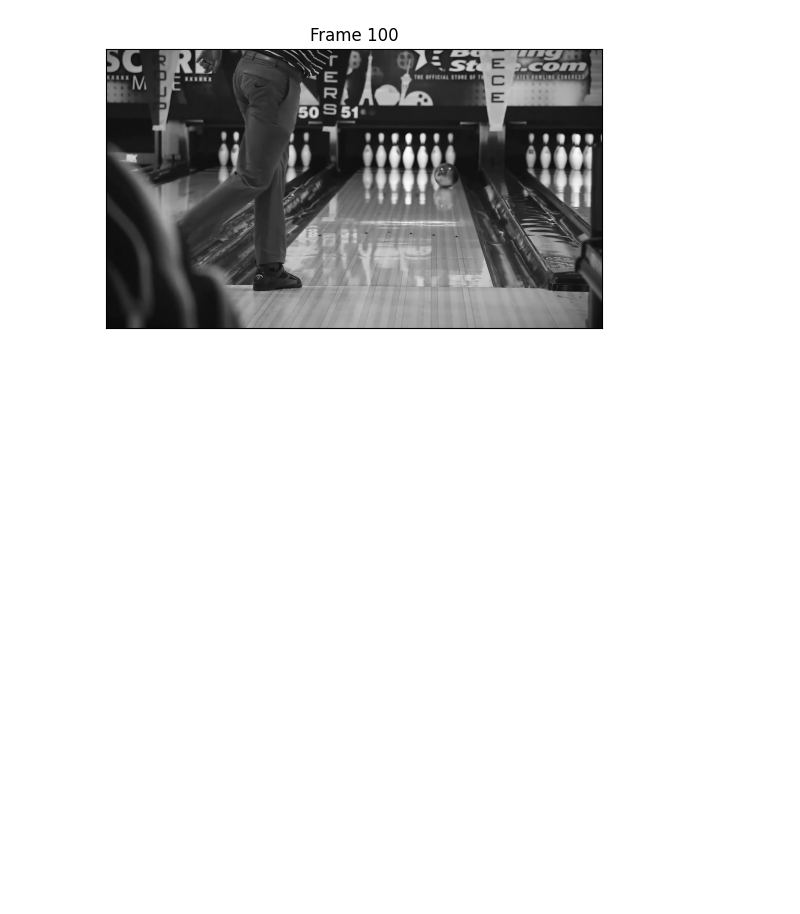
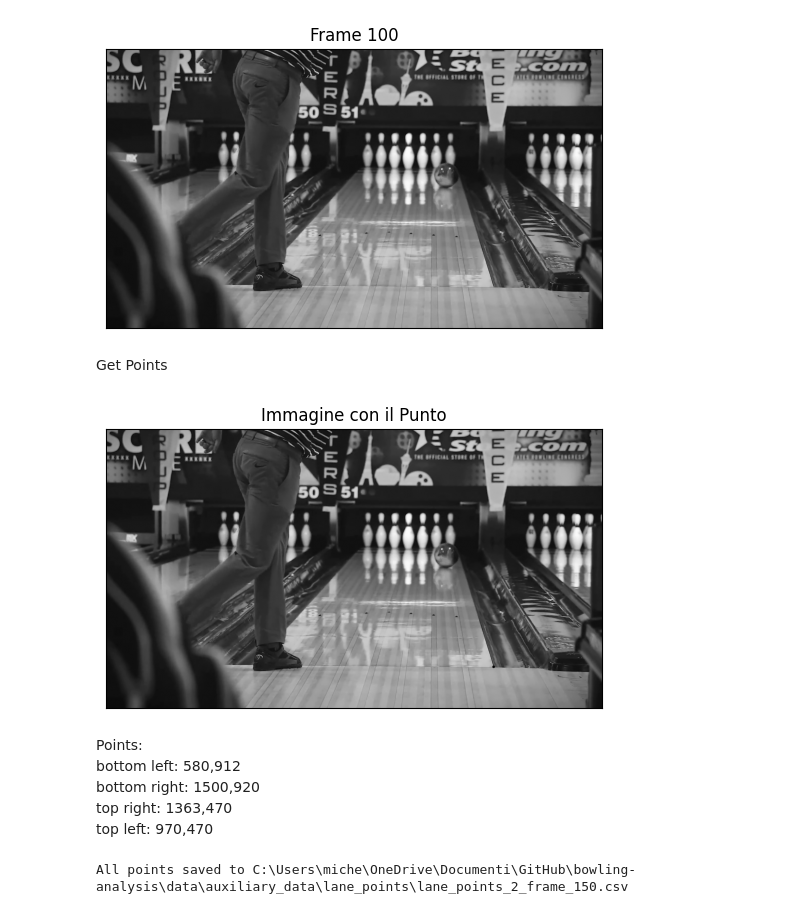
Before and after one commit to CorraPiano/bowling-analysis, a Jupyter notebook: notebook/lane_detection/point_extraction_2.ipynb, the cells around one changed output. Drawn from its saved outputs; the diff is of its cells as text; code cells hidden in the pictures; blank space fills up the shorter version.

```diff
--- a/notebook/lane_detection/point_extraction_2.ipynb
+++ b/notebook/lane_detection/point_extraction_2.ipynb
@@ -161,3 +161,40 @@ plt.xticks([]), plt.yticks([])
 plt.show()
 # %% [output]
 [figure]
+# %% [markdown]
+Get Points
+# %%
+# Create a copy of the original image
+image_with_point = np.copy(image)
+
+# Draw a circle at the point
+cv2.circle(image_with_point, (1500, 920), radius=5, color=(0,0,0), thickness=-1)
+
+# Display the image with the point
+plt.imshow(image_with_point, cmap='gray')
+plt.title('Immagine con il Punto')
+plt.xticks([]), plt.yticks([])
+plt.show()
+# %% [output]
+[figure, added]
+# %% [markdown]
+Points:\
+bottom left: 580,912 \
+bottom right: 1500,920\
+top right: 1363,470\
+top left: 970,470
+# %%
+# Combine the points from previous frames
+points_frame_150 = np.array([
+    [580, 912, 1],    # bottom left
+    [1500, 920, 1],   # bottom right
+    [1363, 470, 1],   # top right
+    [970, 470, 1]     # top left
+])
+
+# Save the combined points to a CSV file
+data_path = project_root / "data" / "auxiliary_data" / "lane_points" / "lane_points_2_frame_150.csv"
+np.savetxt(data_path, points_frame_150, delimiter=",", header="x,y,z", comments='')
+print(f"All points saved to {data_path}")
+# %% [output]
+All points saved to C:\Users\miche\OneDrive\Documenti\GitHub\bowling-analysis\data\auxiliary_data\lane_points\lane_points_2_frame_150.csv
```
